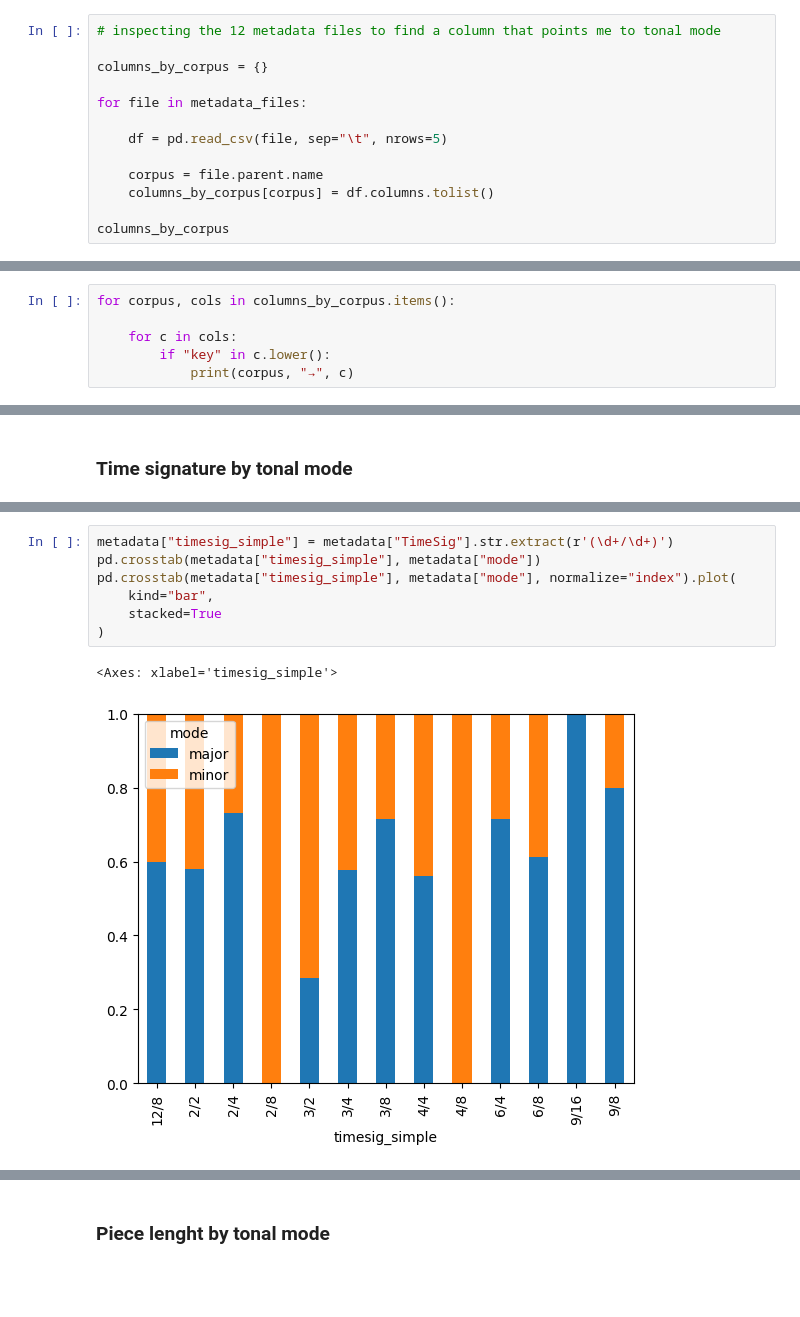
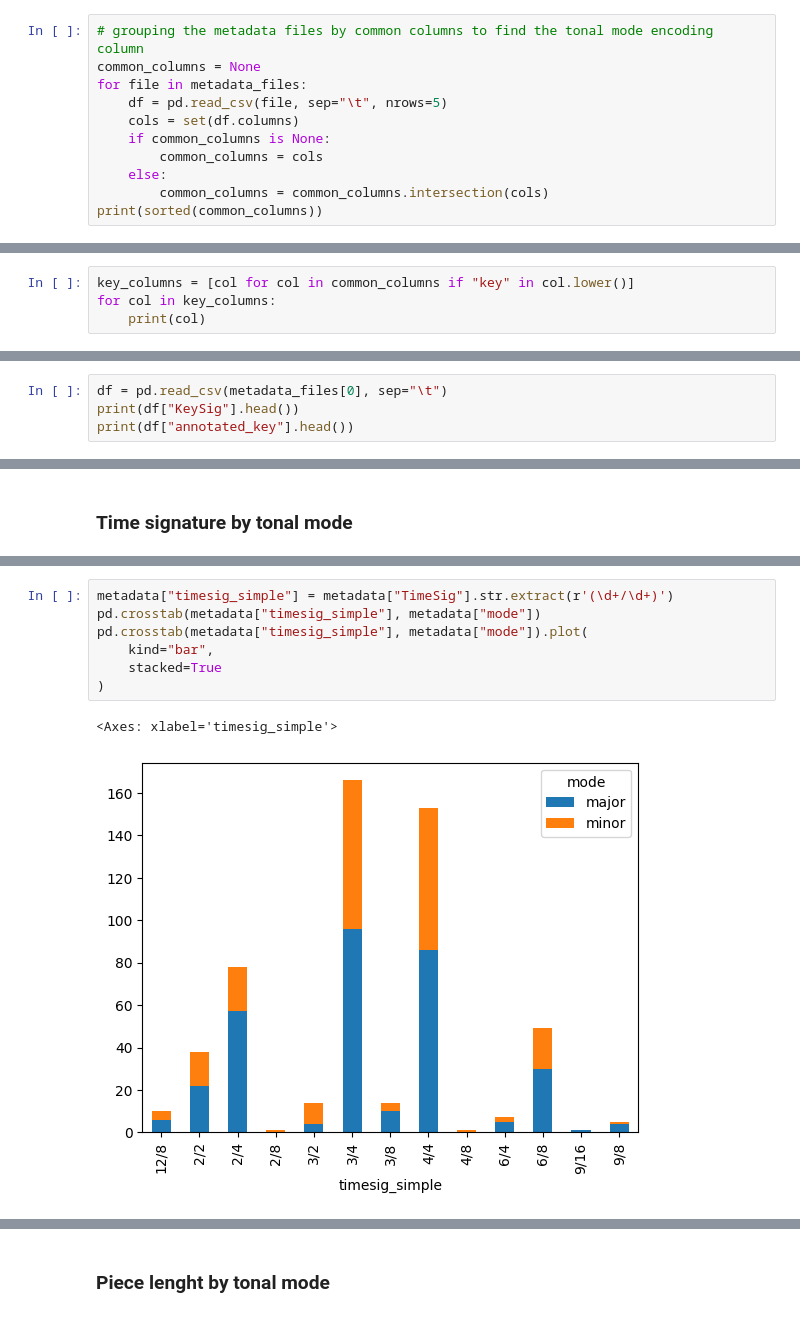
Before and after one commit to ele-spano22/master-thesis, a Jupyter notebook: notebooks/EDA.ipynb, the cells around one changed output, grey strips where cells are left out. Saved outputs shown, nothing was run; the diff lists cells and outputs as text; blank space fills up the shorter version.

```diff
--- a/notebooks/EDA.ipynb
+++ b/notebooks/EDA.ipynb
@@ -65,14 +73,12 @@ As expected, I am working with 12 metadata files. I will take a look at the colu
 # %%
-# inspecting the 12 metadata files to find a column that points me to tonal mode
-
-columns_by_corpus = {}
-
+# grouping the metadata files by common columns to find the tonal mode encoding column
+common_columns = None
 for file in metadata_files:
-
     df = pd.read_csv(file, sep="\t", nrows=5)
-
-    corpus = file.parent.name
-    columns_by_corpus[corpus] = df.columns.tolist()
-
-columns_by_corpus
+    cols = set(df.columns)
+    if common_columns is None:
+        common_columns = cols
+    else:
+        common_columns = common_columns.intersection(cols)
+print(sorted(common_columns))
 # %% [output]
@@ -98,7 +88,5 @@ From the columns in the output, I can see 2 column with key in the name, "KeySig
 # %%
-for corpus, cols in columns_by_corpus.items():
-
-    for c in cols:
-        if "key" in c.lower():
-            print(corpus, "→", c)
+key_columns = [col for col in common_columns if "key" in col.lower()]
+for col in key_columns:
+    print(col)
 # %% [output]
@@ -123,0 +97,4 @@ So indeed, for each corpora in the corpus, there are 2 columns with key in the n
+# %%
+df = pd.read_csv(metadata_files[0], sep="\t")
+print(df["KeySig"].head())
+print(df["annotated_key"].head())
@@ -608,10 +592,10 @@ plt.show()
 # %%
 metadata["timesig_simple"] = metadata["TimeSig"].str.extract(r'(\d+/\d+)')
 pd.crosstab(metadata["timesig_simple"], metadata["mode"])
-pd.crosstab(metadata["timesig_simple"], metadata["mode"], normalize="index").plot(
+pd.crosstab(metadata["timesig_simple"], metadata["mode"]).plot(
     kind="bar",
     stacked=True
 )
 # %% [output]
 <Axes: xlabel='timesig_simple'>
-[figure, old version]
+[figure, new version]
```
Also changed, not shown: parts of 120 cells of this notebook.
